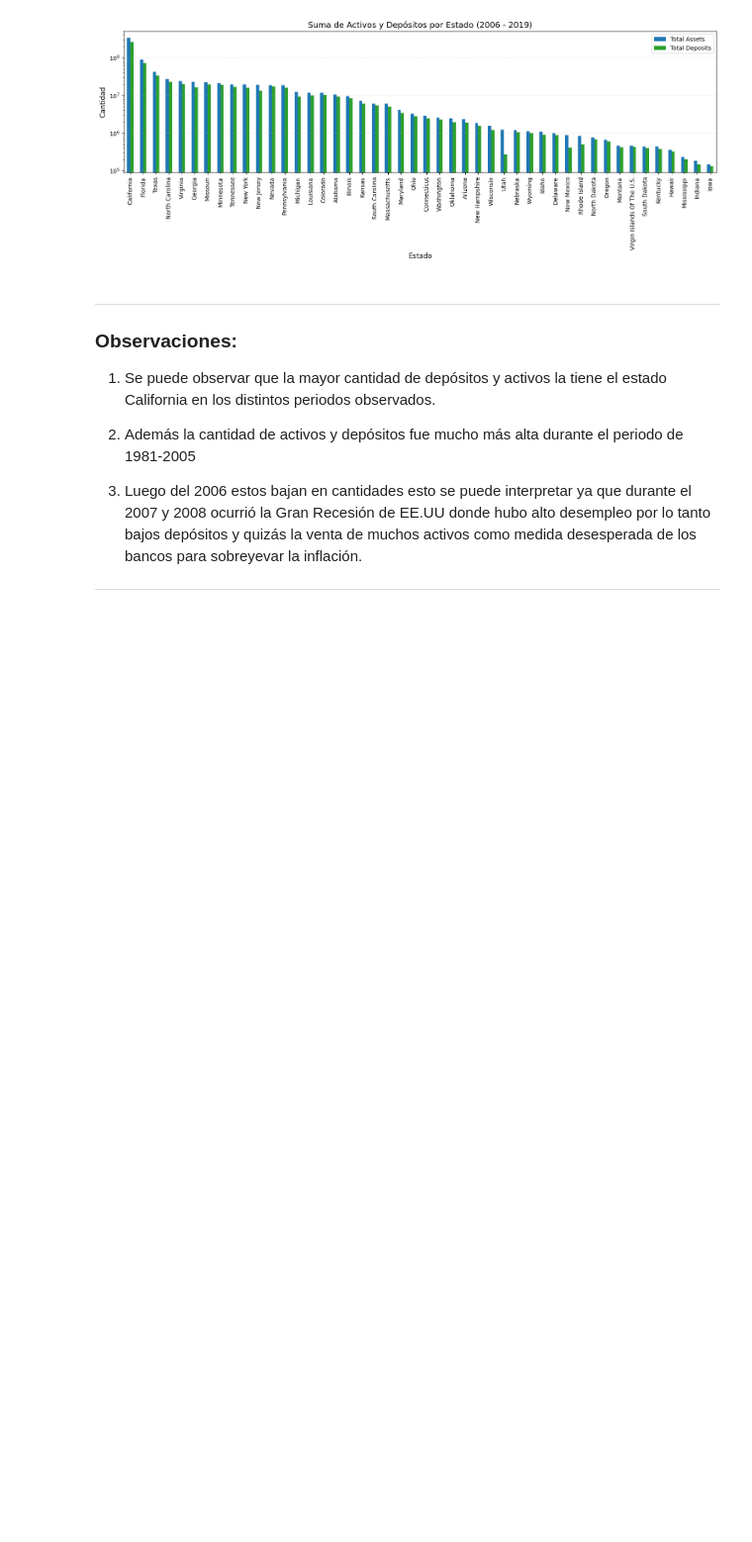
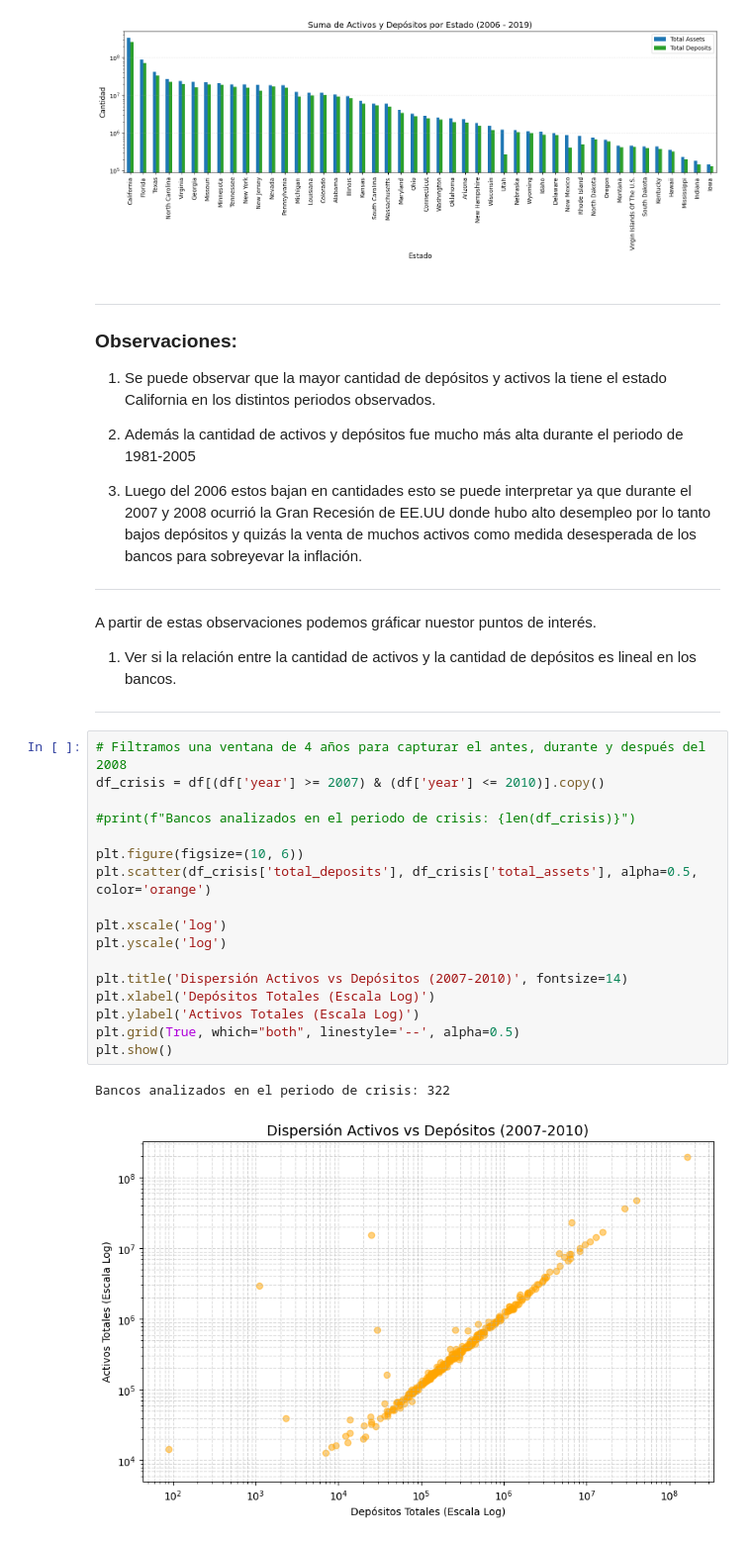
Before and after one commit to benjahkj-gif/https---github.com-benjahkj-gif-Miner-a-de-Datos, a Jupyter notebook: Sol_1.ipynb, the cells around one changed output. Shown at 99% size. Drawn from its saved outputs; the diff is of its cells as text; blank space fills up the shorter version.

Commit message:
Corrección que agrega nuevos plots y archivo requirements

```diff
--- a/Sol_1.ipynb
+++ b/Sol_1.ipynb
@@ -218,3 +218,29 @@ for inicio, fin, titulo in periodos:
 3. Luego del 2006 estos bajan en cantidades esto se puede interpretar ya que durante el 2007 y 2008 ocurrió la Gran Recesión de EE.UU donde hubo alto desempleo por lo tanto bajos depósitos y quizás la venta de muchos activos como medida desesperada de los bancos para sobreyevar la inflación.
 
 ---
+# %% [markdown]
+
+A partir de estas observaciones podemos gráficar nuestor puntos de interés.
+
+1. Ver si la relación entre la cantidad de activos y la cantidad de depósitos es lineal en los bancos.
+---
+# %%
+# Filtramos una ventana de 4 años para capturar el antes, durante y después del 2008
+df_crisis = df[(df['year'] >= 2007) & (df['year'] <= 2010)].copy()
+
+#print(f"Bancos analizados en el periodo de crisis: {len(df_crisis)}")
+
+plt.figure(figsize=(10, 6))
+plt.scatter(df_crisis['total_deposits'], df_crisis['total_assets'], alpha=0.5, color='orange')
+
+plt.xscale('log')
+plt.yscale('log')
+
+plt.title('Dispersión Activos vs Depósitos (2007-2010)', fontsize=14)
+plt.xlabel('Depósitos Totales (Escala Log)')
+plt.ylabel('Activos Totales (Escala Log)')
+plt.grid(True, which="both", linestyle='--', alpha=0.5)
+plt.show()
+# %% [output]
+Bancos analizados en el periodo de crisis: 322
+[figure, added]
```
Also changed, not shown: parts of 6 cells of this notebook, 7 other files.
